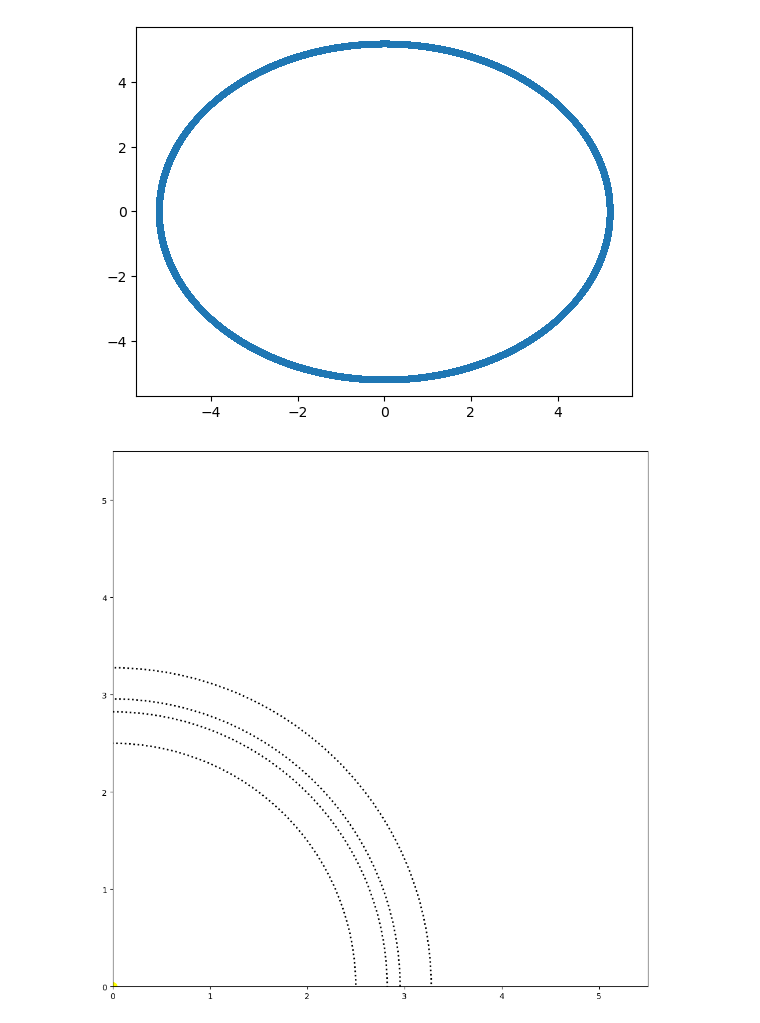
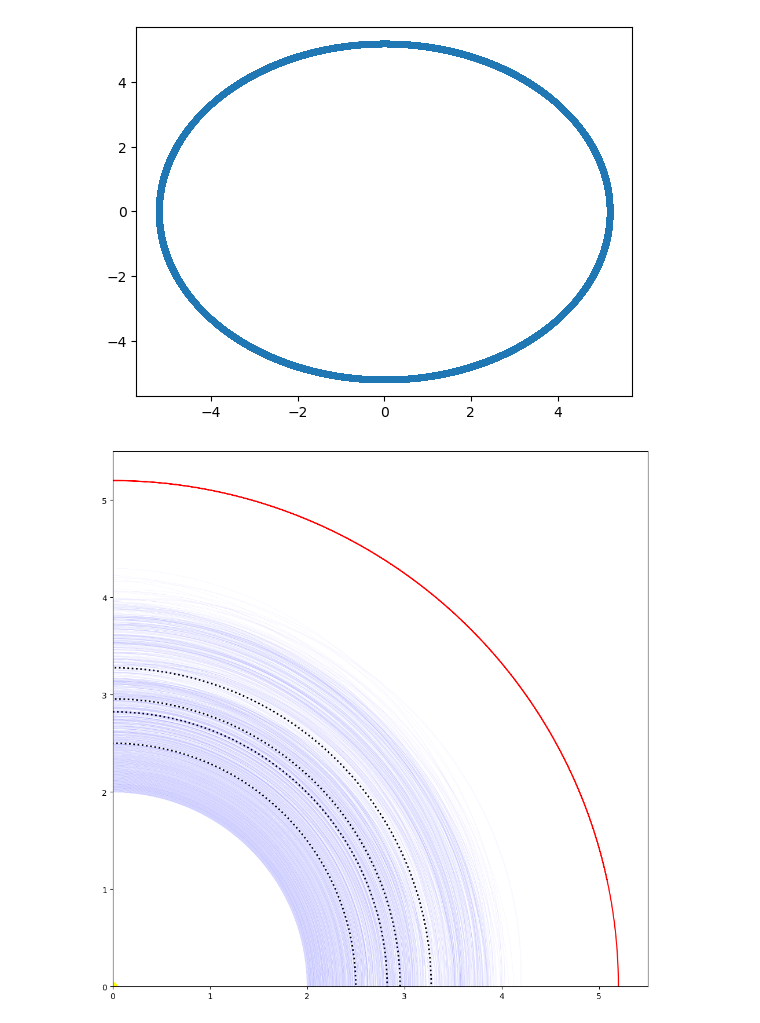
Before and after one commit to JakobSchauser/MscPhysics, a Jupyter notebook: ComputationalAstrophysics/Exam/trying_own_way.ipynb, the cells around one changed output. Saved outputs shown, nothing was run; the diff lists cells and outputs as text; code cells hidden in the pictures.

```diff
--- a/ComputationalAstrophysics/Exam/trying_own_way.ipynb
+++ b/ComputationalAstrophysics/Exam/trying_own_way.ipynb
@@ -227,6 +227,7 @@ def step(particles, heavy_particles, heavy_masses, dt) -> tuple[np.ndarray, np.n
 
     return particles, heavy_particles
 
+@njit
 def courant(pos_vel_acc, kepler_speeds) -> float:
     acceleration = pos_vel_acc[:,2]
     acc = np.sqrt(numba_sum_axis0(acceleration*acceleration))
@@ -264,7 +265,7 @@ def main(dt):
 
 
     heavy_pos_vel_acc = np.zeros((N_heavy, 3, 2))
-    heavy_masses = np.ones(N_heavy)*0.#0.000954588/100
+    heavy_masses = np.ones(N_heavy)*0.000954588
 
 
     for i in range(N_heavy):
@@ -287,8 +288,8 @@ def main(dt):
 
     save_last = 10_000
 
-    all_positions = np.zeros((n_steps, N_dust, 2))
-    all_heavy_positions = np.zeros((n_steps, N_heavy, 2))
+    all_positions = np.zeros((save_last, N_dust, 2))
+    all_heavy_positions = np.zeros((save_last, N_heavy, 2))
 
     for i in prange(n_steps):
         pos_vel_acc, heavy_pos_vel_acc = step(pos_vel_acc, heavy_pos_vel_acc, heavy_masses, dt)
@@ -337,35 +338,35 @@ P_jupiter = P_from_a(a_jupiter)
 
 
 last_n = 1600
 
 fig, ax = plt.subplots(figsize=(12,12))
 ax.set_aspect('equal')
 
 plt.plot(all_heavy_positions[-last_n:,0,0], all_heavy_positions[-last_n:,0,1], c = 'red')
-plt.plot(all_positions[-last_n:,:,0], all_positions[-last_n:,:,1], c = 'blue', alpha=0.2, lw=0.5)
+plt.plot(all_positions[-last_n:,:,0], all_positions[-last_n:,:,1], c = 'blue', alpha=0.2, lw=0.1)
 
 for frac in [1/3, 2/5, 3/7, 1/2]:
     distance = a_from_P(P_jupiter*frac)
 
     # plot circle at distance
     circle = plt.Circle((0, 0), distance, ls = ':',color='black', fill=False, lw = 2)
     ax.add_artist(circle)
 
 # for frac in [1/5, 1/4, 2/5, 2/3, 3/4]:
 #     distance = a_from_P(P_jupiter*frac)
 
 #     # plot circle at distance
 #     circle = plt.Circle((0, 0), distance, ls = '--',color='black', fill=False, alpha = 0.2)
 #     ax.add_artist(circle)
 
 
 plt.plot([0], [0], 'o', color='yellow', markersize=10)
 
 plt.xlim(0,5.5)
 plt.ylim(0,5.5)
 plt.show()
 # %% [output]
-[figure, old version]
+[figure, new version]
 # %%
 last_dists = np.sqrt(all_positions[-1]**2).sum(axis=1)
 start_dists = np.linspace(1.5, 5.0, last_dists.shape[0])
```
Also changed, not shown: parts of 3 cells of this notebook.
